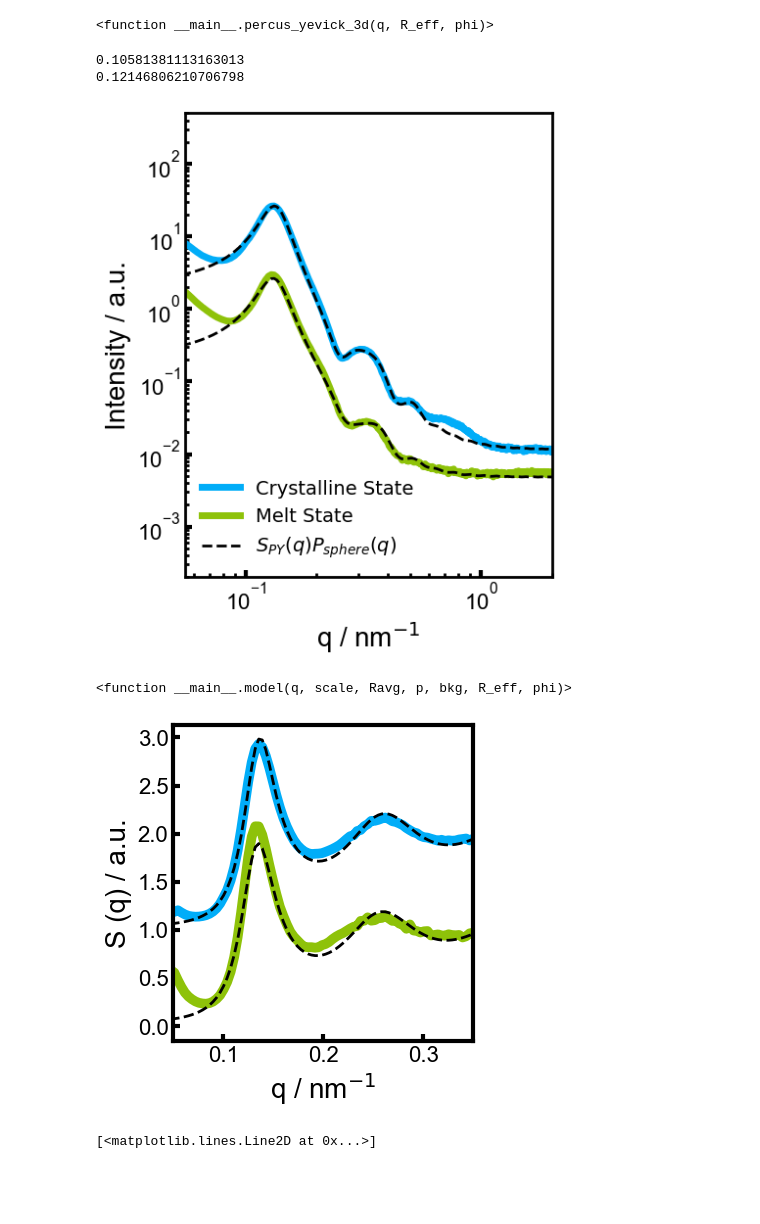
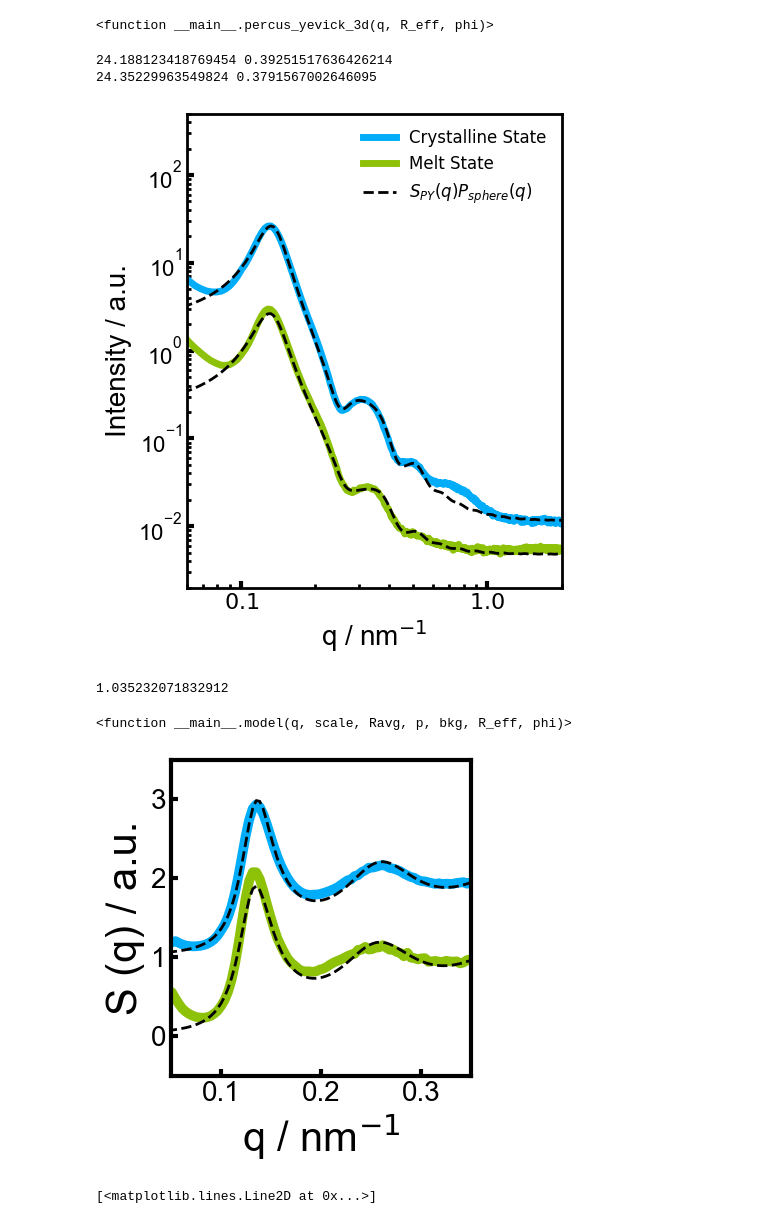
Before and after one commit to Akmalumarov/X_Ray_Scattering_Analysis, a Jupyter notebook: projects/Brushes/PEG_PNIPAM_crystallization/PEG_PNIPAM_cryst.ipynb, the cells around one changed output. Saved outputs shown, nothing was run; the diff lists cells and outputs as text; code cells hidden in the pictures; blank space fills up the shorter version.

```diff
--- a/projects/Brushes/PEG_PNIPAM_crystallization/PEG_PNIPAM_cryst.ipynb
+++ b/projects/Brushes/PEG_PNIPAM_crystallization/PEG_PNIPAM_cryst.ipynb
@@ -309,0 +412,4 @@ Found 142 EDF files in SAXS
+# %%
+def model(x, A, R, p, bkg):
+    I = Polydisperse_spheres(x, 1, R, p, 0)
+    return A * I + bkg
@@ -474,7 +619,7 @@ plt.figure(figsize=(5,5))
 plt.loglog(q, I)
 plt.xlim(0.04, 1)
 
-mask = (q > 0.15) & (q < 0.45)
+mask = (q > 0.1) & (q < 0.45)
 X = q[mask]
 Y = I[mask]
 plt.plot(X, Y, color='black', linewidth=3)
@@ -538,8 +688,14 @@ def model_2(x, R_avg, p, scale, bg,r, phi ):
 def model(q, scale, Ravg, p, bkg, R_eff, phi):
     return Polydisperse_spheres(q, scale, Ravg, p, bkg) * percus_yevick_3d(q, R_eff, phi)
 # %%
+Data = Exp888_24_15C
+q, I = Data.average_1d([66, 67,68])
+q, I = q, I
+l, r = 12, 100
+X, Y = q[l:r], I[l:r]
 plt.loglog(X, Y, color='black')
-p0 = [1e-8, 35, 0.15, 0.01, 50, 0.3]
+p0 = [ 2.38539406e-07,  3.56901935e+01,  1.50045695e-01, -1.49166569e-01,
+        5.00000000e+01,  2.70158072e-01]
 plt.plot(X, model(X, *p0))
 p, cov = curve_fit(model, X, Y, p0=p0,
                    # bounds=((0,0,0,0,0,0), (np.inf, 1, np.inf, np.inf, np.inf, 1)),
@@ -708,7 +865,7 @@ p0 = [1.91408665e-07, 1.61352627e+01, 1.35069172e-01, 4.77647649e-03, 24.3, 0.4]
 p, cov = curve_fit(model, q[l:r], I[l:r], p0=p0, sigma=I[l:r])
 
 ax.plot(q, (model(q, *p) - 0.001) , linestyle='--', color='black', zorder=11, linewidth=2)
-print(p[2])
+print(p[-2], p[-1])
 S1 = percus_yevick_3d(q, *p[-2:])
 P1 = Polydisperse_spheres(q, *p[:-2])
 ### MELT
@@ -719,12 +876,12 @@ l = 25
 r = 250
 # ax.scatter(q[l], I[l], marker='x', zorder=100, color='black', s=50)
 # ax.scatter(q[r], I[r], marker='x', zorder=100, color='black', s=50)
-p0 = [1.91408665e-07, 1.61352627e+01, 0.15, 4.77647649e-03, 24.3, 0.4]
+p0 = [1.91408665e-07, 1.61352627e+01, 0.25, 4.77647649e-03, 24.3, 0.4]
 
 p, cov = curve_fit(model, q[l:r], I[l:r], p0=p0, sigma=I[l:r])
 
 ax.plot(q, model(q, *p), linestyle='--', color='black', zorder=11, label='$S_{PY}(q)P_{sphere}(q)$', linewidth=2)
-print(p[2])
+print(p[-2], p[-1])
 S2 = percus_yevick_3d(q, *p[-2:])
 P2 = Polydisperse_spheres(q, *p[:-2])
 
@@ -737,11 +894,9 @@ ax.set_ylabel(r'Intensity / a.u.', fontsize=20, fontfamily='Arial')
 ax.set_xlim(0.06, 2)
 ax.set_ylim(2e-3, 5e2)
 
-ax.set_xlim(0.055, 2)
-ax.set_ylim(2e-4, 5e2)
 
 # Легенда
-ax.legend(fontsize=14, frameon=False, fancybox=False, shadow=False, loc=3)
+ax.legend(fontsize=12, frameon=False, fancybox=False, shadow=False, loc=1)
 
 # Утолщенные рамки
 for axis in ['top','bottom','left','right']:
@@ -756,12 +911,18 @@ for tick in ax.get_xticklabels():
     tick.set_fontfamily('Arial')
 for tick in ax.get_yticklabels():
     tick.set_fontfamily('Arial')
+ax.set_xticks([1e-1, 1e0])
+ax.set_xticklabels(['$0.1$', '$1.0$'], fontsize=16)
 
 plt.savefig(r'E:\PEG_PNIPAM crystallization\Figures\Fig_PDI_a.png', dpi=300, bbox_inches='tight', transparent=True)
 # %% [output]
-0.10581381113163013
-0.12146806210706798
+24.188123418769454 0.39251517636426214
+24.35229963549824 0.3791567002646095
-[figure, old version]
+[figure, new version]
+# %%
+0.39251517636426214 / 0.3791567002646095
+# %% [output]
+1.035232071832912
 # %%
 model
 # %% [output]
@@ -773,38 +934,39 @@ ax.set_position([0.15, 0.11, 0.75, 0.79])  # [left, bottom, width, height]
 
 q, I = Data.get_1d_SAXS(63)
 ax.plot(q, I / P1 + 1, linewidth=7, color='#01ADF8', label='Crystalline State')
 ax.plot(q, S1 + 1, linestyle='--', color='black', zorder=11, linewidth=2)
 
 q, I = Data.get_1d_SAXS(32)
 ax.plot(q, I / P2 / 3, linewidth=7, color='#8EC209', label='Melt State')
 ax.plot(q, S2, linestyle='--', color='black', zorder=11, linewidth=2)
 
 plt.xlim(0.05, 0.35)
+plt.ylim(-.5, 3.5)
 
-ax.set_xlabel(r'q / nm$^{-1}$', fontsize=20, fontfamily='Arial')
-ax.set_ylabel(r'S (q) / a.u.', fontsize=20, fontfamily='Arial')
+ax.set_xlabel(r'q / nm$^{-1}$', fontsize=30, fontfamily='Arial')
+ax.set_ylabel(r'S (q) / a.u.', fontsize=30, fontfamily='Arial')
 
 
 # Легенда
 # ax.legend(fontsize=14, frameon=False, fancybox=False, shadow=False)
 
 # Утолщенные рамки
 for axis in ['top','bottom','left','right']:
     ax.spines[axis].set_linewidth(3)
 
 # Настройка tick parameters
-ax.tick_params(axis="both", which='major', direction="in", width=3, length=5, labelsize=16)
-ax.tick_params(axis="both", which='minor', direction="in", width=2, length=3, labelsize=16)
+ax.tick_params(axis="both", which='major', direction="in", width=3, length=5, labelsize=20)
+ax.tick_params(axis="both", which='minor', direction="in", width=2, length=3, labelsize=20)
 
 # Убедимся, что все tick labels используют Arial
 for tick in ax.get_xticklabels():
     tick.set_fontfamily('Arial')
 for tick in ax.get_yticklabels():
     tick.set_fontfamily('Arial')
 
 plt.savefig(r'E:\PEG_PNIPAM crystallization\Figures\Fig_PDI_mini.png', dpi=300, bbox_inches='tight', transparent=True)
 # %% [output]
-[figure, old version]
+[figure, new version]
 # %%
 plt.loglog(q, S1)
 plt.loglog(q, S2)
```
Also changed, not shown: parts of 44 cells of this notebook, 2 other files.
